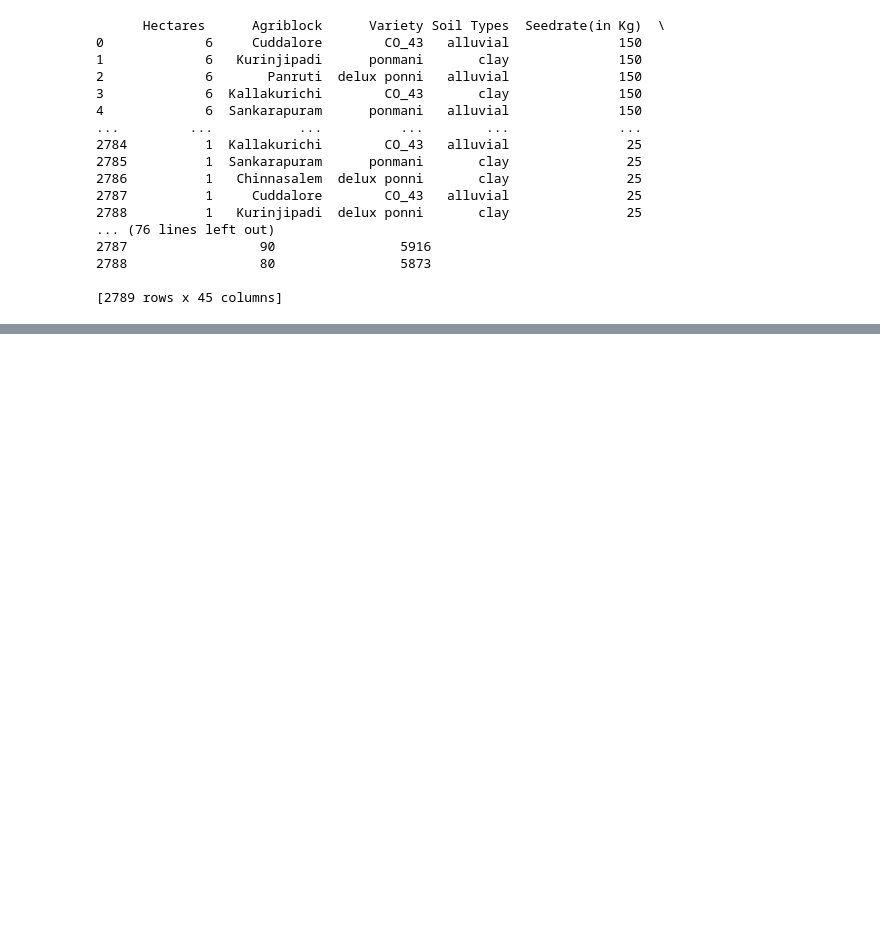
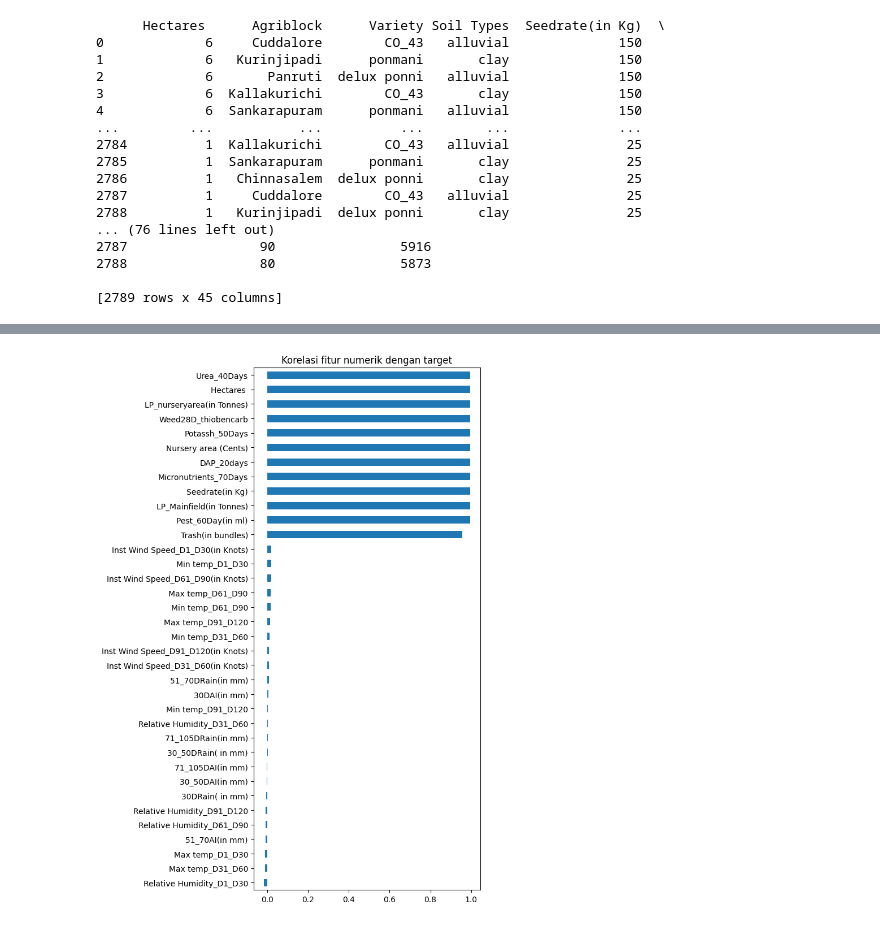
Before and after one commit to araafya/FP-MachineLearning, a Jupyter notebook: EDA and Preprocessing/notebook.ipynb, the cells around one changed output, grey strips where cells are left out. Cells and saved outputs as stored; diff of their text form; code cells hidden in the pictures; blank space fills up the shorter version.

```diff
--- a/EDA and Preprocessing/notebook.ipynb
+++ b/EDA and Preprocessing/notebook.ipynb
@@ -34,0 +114,8 @@ data
+# %%
+corr = data.select_dtypes('number').corr()[target].drop(target).sort_values()
+plt.figure(figsize=(7, 10))
+corr.plot.barh()
+plt.title('Korelasi fitur numerik dengan target')
+plt.tight_layout(); plt.show()
+# %% [output]
+[figure, added]
```
Also changed, not shown: parts of 8 cells of this notebook, 7 other files.
